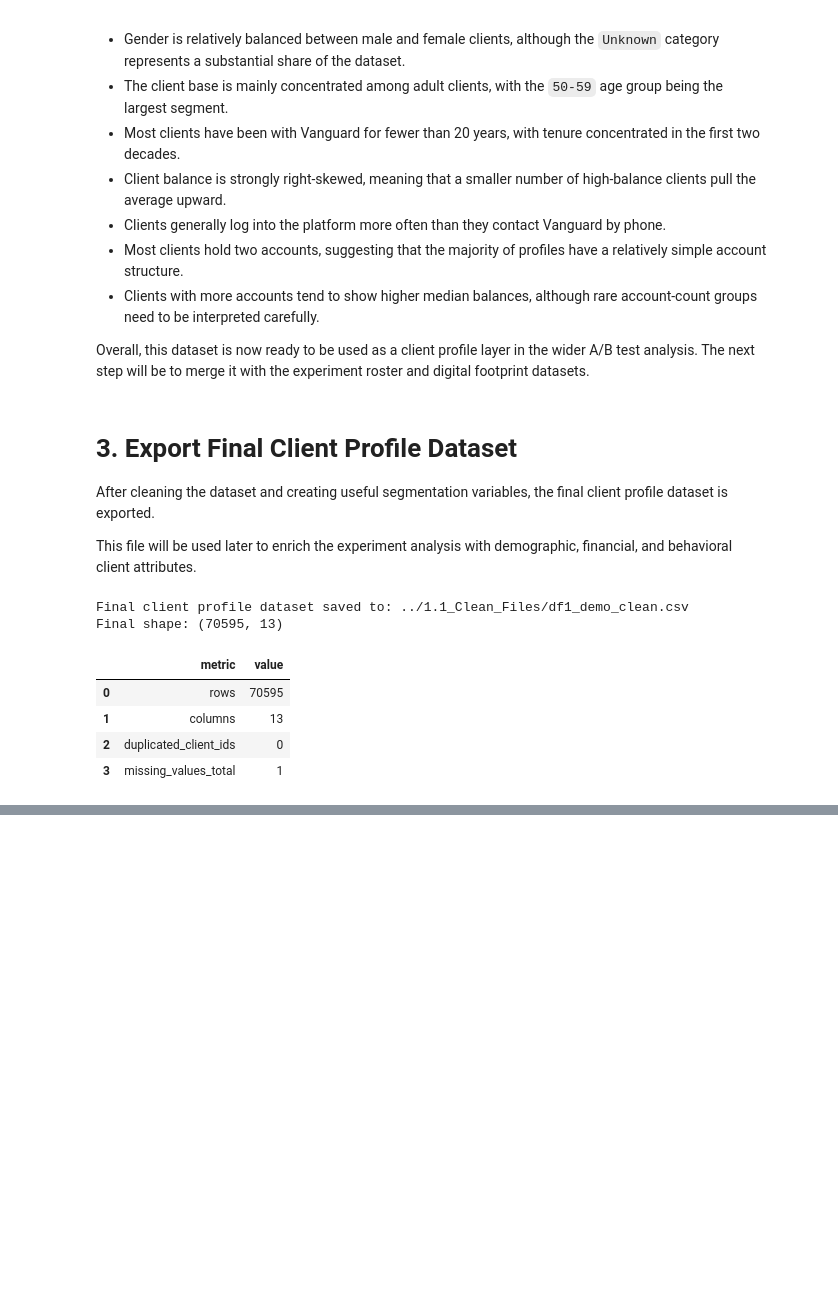
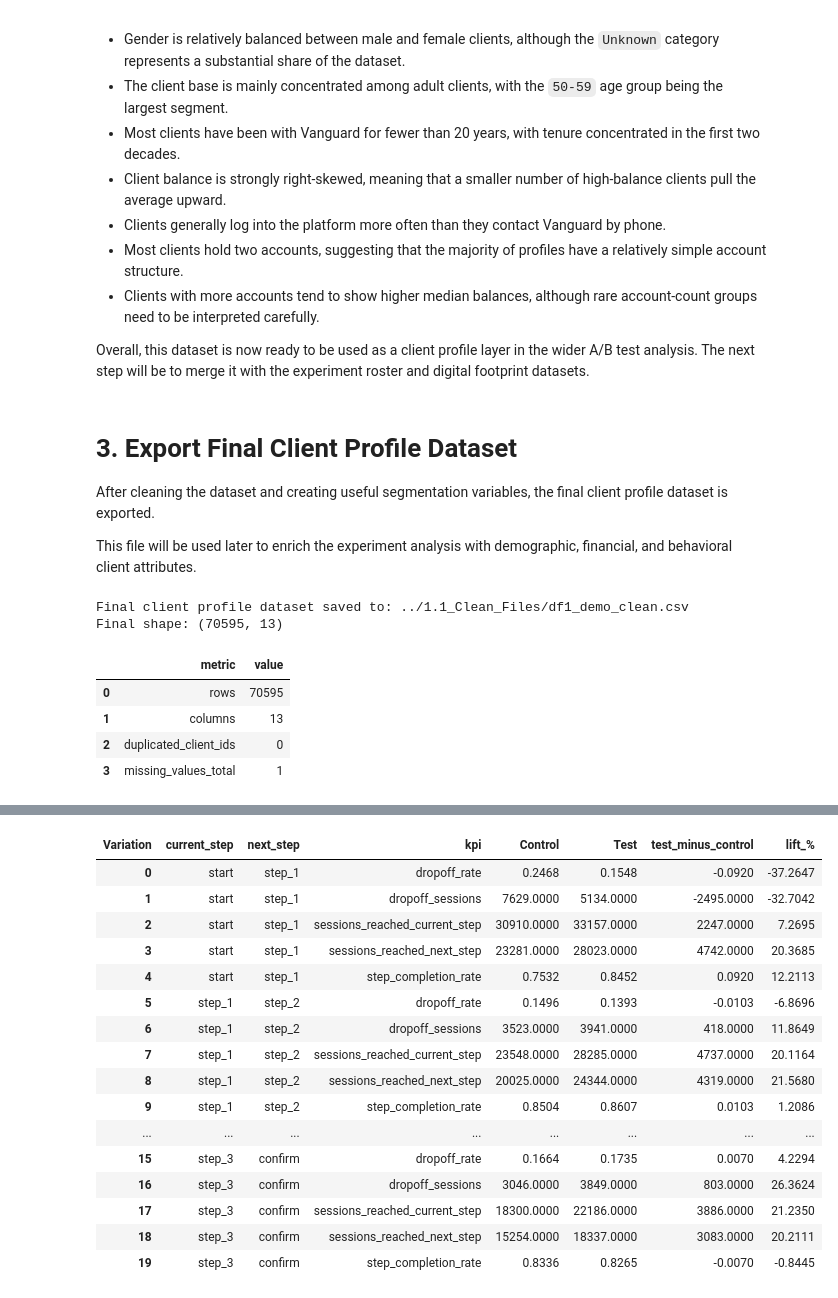
Before and after one commit to bloodnickel/project_2, a Jupyter notebook: 2_Python_Notebook/Johannes.ipynb, the cells around one changed output, grey strips where cells are left out. Cells and saved outputs as stored; diff of their text form; code cells hidden in the pictures; blank space fills up the shorter version.

```diff
--- a/2_Python_Notebook/Johannes.ipynb
+++ b/2_Python_Notebook/Johannes.ipynb
@@ -1159,0 +1221,16 @@ display(final_check)
+# %%
+# Previous / next step inside each session
+
+df_web["prev_step_order"] = df_web.groupby("session_id")["step_order"].shift(1)
+df_web["next_step_order"] = df_web.groupby("session_id")["step_order"].shift(-1)
+df_web["next_date_time"] = df_web.groupby("session_id")["date_time"].shift(-1)
+
+df_web["time_to_next_sec"] = (df_web["next_date_time"] - df_web["date_time"]).dt.total_seconds()
+df_web.loc[df_web["time_to_next_sec"] < 0, "time_to_next_sec"] = np.nan
+df_web["time_to_next_min"] = df_web["time_to_next_sec"] / 60
+
+df_web["is_backtrack_event"] = df_web["step_order"] < df_web["prev_step_order"]
+df_web["is_repeat_step_event"] = df_web["step_order"] == df_web["prev_step_order"]
+
+# Error proxy: repeated step or backward movement
+df_web["is_error_event"] = df_web["is_backtrack_event"] | df_web["is_repeat_step_event"]
@@ -1159,0 +1553,70 @@ display(final_check)
+# %%
+step_rows = []
+
+for variation in valid_variations:
+    temp = df_web[df_web["Variation"].eq(variation)]
+
+    for current_step, next_step in zip(step_order[:-1], step_order[1:]):
+        reached_current = set(temp.loc[temp["process_step"].eq(current_step), "session_id"])
+        reached_next = set(temp.loc[temp["process_step"].eq(next_step), "session_id"])
+
+        n_current = len(reached_current)
+        n_next = len(reached_current & reached_next)
+
+        step_rows.append({
+            "Variation": variation,
+            "current_step": current_step,
+            "next_step": next_step,
+            "sessions_reached_current_step": n_current,
+            "sessions_reached_next_step": n_next,
+            "step_completion_rate": n_next / n_current if n_current else np.nan,
+            "dropoff_sessions": n_current - n_next,
+            "dropoff_rate": (n_current - n_next) / n_current if n_current else np.nan
+        })
+
+step_completion = pd.DataFrame(step_rows)
+
+step_completion_summary = (
+    step_completion.melt(
+        id_vars=["Variation", "current_step", "next_step"],
+        value_vars=[
+            "sessions_reached_current_step",
+            "sessions_reached_next_step",
+            "step_completion_rate",
+            "dropoff_sessions",
+            "dropoff_rate"
+        ],
+        var_name="kpi",
+        value_name="value"
+    )
+    .pivot(index=["current_step", "next_step", "kpi"], columns="Variation", values="value")
+    .reset_index()
+)
+
+step_completion_summary["test_minus_control"] = step_completion_summary["Test"] - step_completion_summary["Control"]
+
+step_completion_summary["lift_%"] = np.where(
+    step_completion_summary["Control"].ne(0),
+    (step_completion_summary["test_minus_control"] / step_completion_summary["Control"]) * 100,
+    np.nan
+)
+
+step_completion_summary.round(4)
+# %% [output]
+| Variation | current_step | next_step | kpi | Control | Test | test_minus_control | lift_% |
+| 0 | start | step_1 | dropoff_rate | 0.2468 | 0.1548 | -0.0920 | -37.2647 |
+| 1 | start | step_1 | dropoff_sessions | 7629.0000 | 5134.0000 | -2495.0000 | -32.7042 |
+| 2 | start | step_1 | sessions_reached_current_step | 30910.0000 | 33157.0000 | 2247.0000 | 7.2695 |
+| 3 | start | step_1 | sessions_reached_next_step | 23281.0000 | 28023.0000 | 4742.0000 | 20.3685 |
+| 4 | start | step_1 | step_completion_rate | 0.7532 | 0.8452 | 0.0920 | 12.2113 |
+| 5 | step_1 | step_2 | dropoff_rate | 0.1496 | 0.1393 | -0.0103 | -6.8696 |
+| 6 | step_1 | step_2 | dropoff_sessions | 3523.0000 | 3941.0000 | 418.0000 | 11.8649 |
+| 7 | step_1 | step_2 | sessions_reached_current_step | 23548.0000 | 28285.0000 | 4737.0000 | 20.1164 |
+| 8 | step_1 | step_2 | sessions_reached_next_step | 20025.0000 | 24344.0000 | 4319.0000 | 21.5680 |
+| 9 | step_1 | step_2 | step_completion_rate | 0.8504 | 0.8607 | 0.0103 | 1.2086 |
+| ... | ... | ... | ... | ... | ... | ... | ... |
+| 15 | step_3 | confirm | dropoff_rate | 0.1664 | 0.1735 | 0.0070 | 4.2294 |
+| 16 | step_3 | confirm | dropoff_sessions | 3046.0000 | 3849.0000 | 803.0000 | 26.3624 |
+| 17 | step_3 | confirm | sessions_reached_current_step | 18300.0000 | 22186.0000 | 3886.0000 | 21.2350 |
+| 18 | step_3 | confirm | sessions_reached_next_step | 15254.0000 | 18337.0000 | 3083.0000 | 20.2111 |
+| 19 | step_3 | confirm | step_completion_rate | 0.8336 | 0.8265 | -0.0070 | -0.8445 |
```
Also changed, not shown: parts of 11 cells of this notebook.
